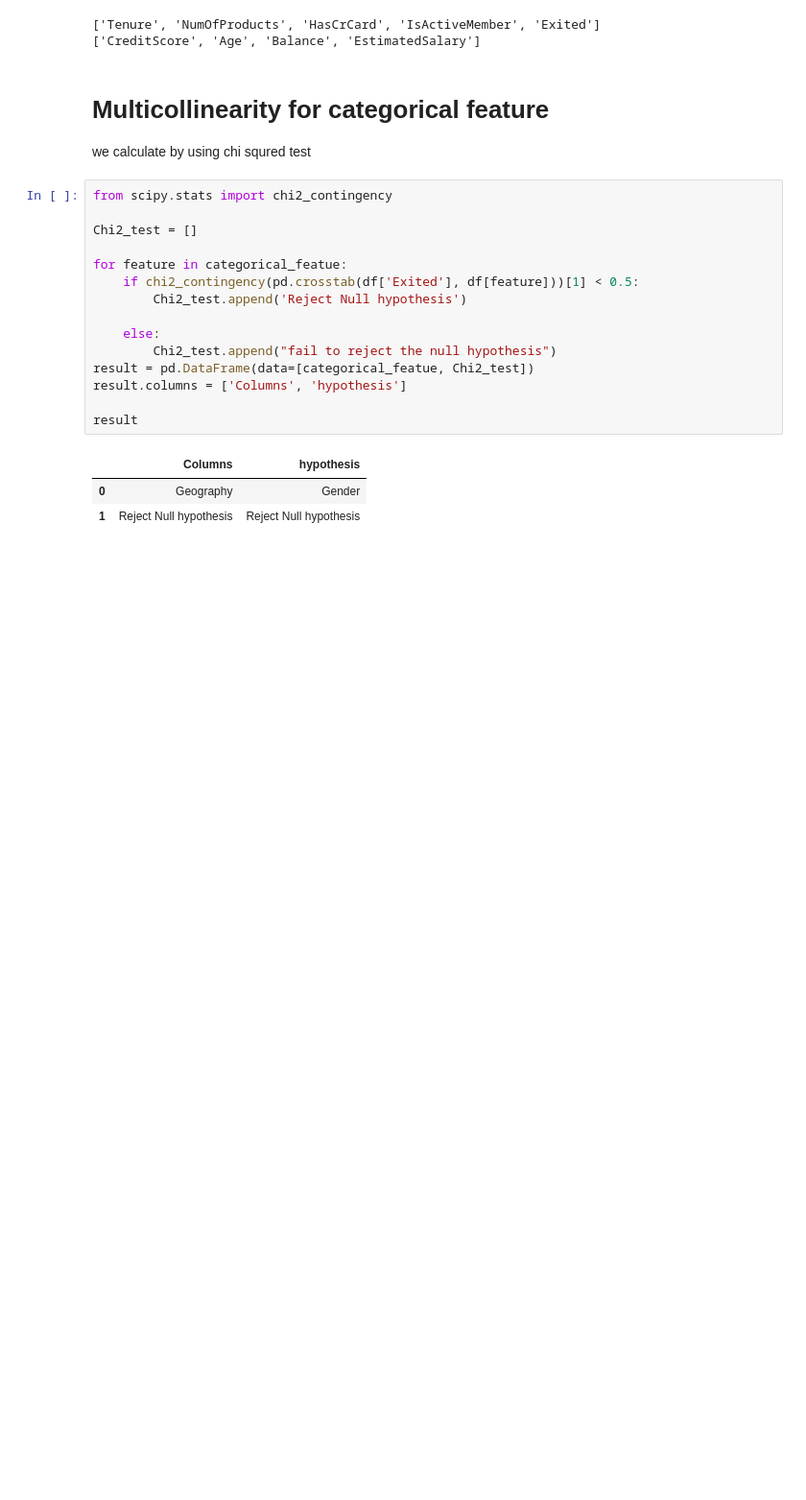
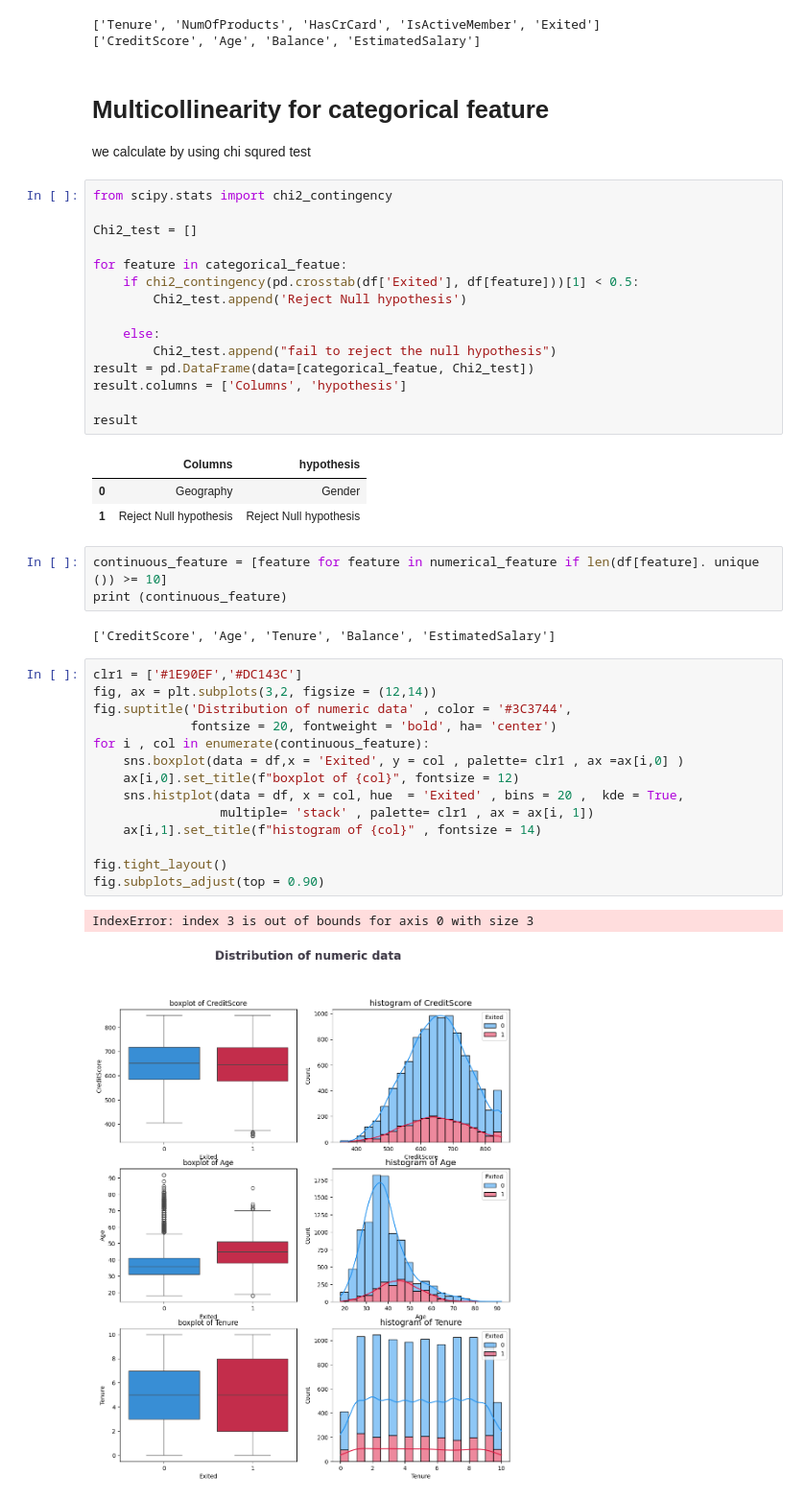
Before and after one commit to sweta234/US_VISA, a Jupyter notebook: notebook/EDA.ipynb, the cells around one changed output. Shown at 96% size. Drawn from its saved outputs; the diff is of its cells as text; blank space fills up the shorter version.

```diff
--- a/notebook/EDA.ipynb
+++ b/notebook/EDA.ipynb
@@ -170,3 +170,25 @@ result
 |  | Columns | hypothesis |
 | 0 | Geography | Gender |
 | 1 | Reject Null hypothesis | Reject Null hypothesis |
+# %%
+continuous_feature = [feature for feature in numerical_feature if len(df[feature]. unique ()) >= 10]
+print (continuous_feature)
+# %% [output]
+['CreditScore', 'Age', 'Tenure', 'Balance', 'EstimatedSalary']
+# %%
+clr1 = ['#1E90EF','#DC143C']
+fig, ax = plt.subplots(3,2, figsize = (12,14))
+fig.suptitle('Distribution of numeric data' , color = '#3C3744',
+             fontsize = 20, fontweight = 'bold', ha= 'center')
+for i , col in enumerate(continuous_feature):
+    sns.boxplot(data = df,x = 'Exited', y = col , palette= clr1 , ax =ax[i,0] )
+    ax[i,0].set_title(f"boxplot of {col}", fontsize = 12)
+    sns.histplot(data = df, x = col, hue  = 'Exited' , bins = 20 ,  kde = True,
+                 multiple= 'stack' , palette= clr1 , ax = ax[i, 1])
+    ax[i,1].set_title(f"histogram of {col}" , fontsize = 14)
+
+fig.tight_layout()
+fig.subplots_adjust(top = 0.90)
+# %% [output]
+IndexError: index 3 is out of bounds for axis 0 with size 3
+[figure, added]
```
Also changed, not shown: parts of 7 cells of this notebook.
